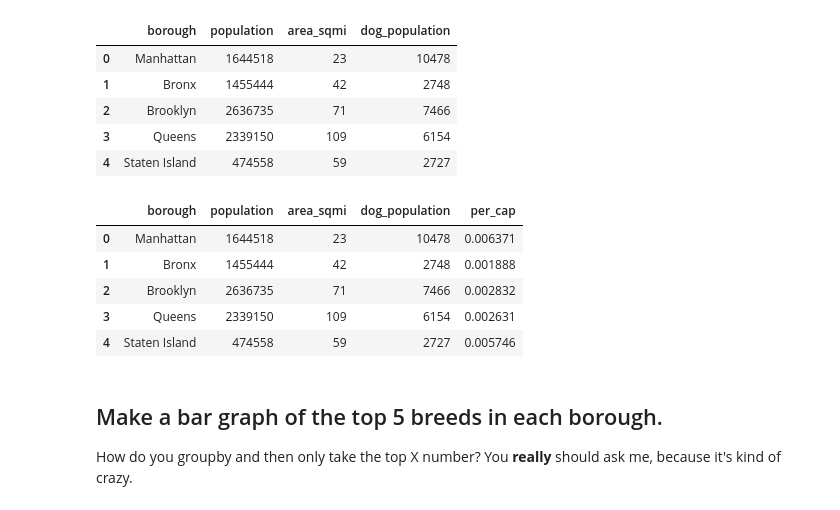
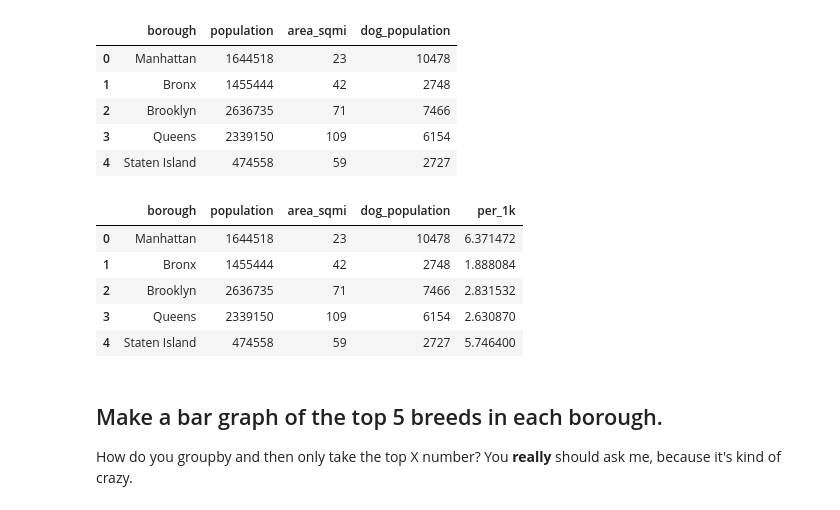
Before and after one commit to saveyak/lede_homework, a Jupyter notebook: 06-homework/dogs/Dataset TWO - Dogs.ipynb, the cells around one changed output. Saved outputs shown, nothing was run; the diff lists cells and outputs as text; code cells hidden in the pictures.

```diff
--- a/06-homework/dogs/Dataset TWO - Dogs.ipynb
+++ b/06-homework/dogs/Dataset TWO - Dogs.ipynb
@@ -410,6 +466,18 @@ Name: Spayed or Neut, dtype: int64
 # %%
 #https://www.dataquest.io/blog/tutorial-add-column-pandas-dataframe-based-on-if-else-condition/
 
-df['monochrome'] = np.where((df['Animal Dominant Color'] == "Brown") | (df['Animal Dominant Color'] == "Grey") | (df['Animal Dominant Color'] == "White"), True, False)
 
-df
+#Original way I did it -- did not take into account case
+#df['monochrome'] = np.where((df['Animal Dominant Color'] == "Brown") | (df['Animal Dominant Color'] == "Grey") | (df['Animal Dominant Color'] == "White"), True, False)
+
+#df
+
+# A better way:
+
+df['monochrome'] = (
+    df['Animal Dominant Color'].str.lower().isin(['black', 'white', 'grey']) | df['Animal Dominant Color'].isna()
+) & (
+    df['Animal Secondary Color'].str.lower().isin(['black', 'white', 'grey']) | df['Animal Secondary Color'].isna()
+) & (
+    df['Animal Third Color'].str.lower().isin(['black', 'white', 'grey']) | df['Animal Third Color'].isna()
+)
@@ -455,13 +525,18 @@ human_pop
 | 3 | Queens | 2339150 | 109 |
 | 4 | Staten Island | 474558 | 59 |
 # %%
+#Original way I did it:
+
 #https://stackoverflow.com/questions/20461165/how-to-convert-index-of-a-pandas-dataframe-into-a-column
 
-dog_pop = df.borough.value_counts().to_frame()
-dog_pop.reset_index(level=0, inplace=True)
+#dog_pop = df.borough.value_counts().to_frame()
+#dog_pop.reset_index(level=0, inplace=True)
+#dog_pop.columns = ['borough', 'dog_population']
+#dog_pop
 
+#Simpler way to do it:
+dog_pop = df['borough'].value_counts().reset_index()
 dog_pop.columns = ['borough', 'dog_population']
-
 dog_pop
 # %% [output]
 |  | borough | dog_population |
@@ -482,16 +557,18 @@ human_pop
 | 3 | Queens | 2339150 | 109 | 6154 |
 | 4 | Staten Island | 474558 | 59 | 2727 |
 # %%
-human_pop['per_cap'] = human_pop['dog_population']/human_pop['population']
+#Make it per 1,000 people
+
+human_pop['per_1k'] = human_pop['dog_population']/human_pop['population']*1000
 
 human_pop
 # %% [output]
-|  | borough | population | area_sqmi | dog_population | per_cap |
-| 0 | Manhattan | 1644518 | 23 | 10478 | 0.006371 |
-| 1 | Bronx | 1455444 | 42 | 2748 | 0.001888 |
-| 2 | Brooklyn | 2636735 | 71 | 7466 | 0.002832 |
-| 3 | Queens | 2339150 | 109 | 6154 | 0.002631 |
-| 4 | Staten Island | 474558 | 59 | 2727 | 0.005746 |
+|  | borough | population | area_sqmi | dog_population | per_1k |
+| 0 | Manhattan | 1644518 | 23 | 10478 | 6.371472 |
+| 1 | Bronx | 1455444 | 42 | 2748 | 1.888084 |
+| 2 | Brooklyn | 2636735 | 71 | 7466 | 2.831532 |
+| 3 | Queens | 2339150 | 109 | 6154 | 2.630870 |
+| 4 | Staten Island | 474558 | 59 | 2727 | 5.746400 |
 # %% [markdown]
 ## Make a bar graph of the top 5 breeds in each borough.
 
```
Also changed, not shown: parts of 24 cells of this notebook, 3 other files.
